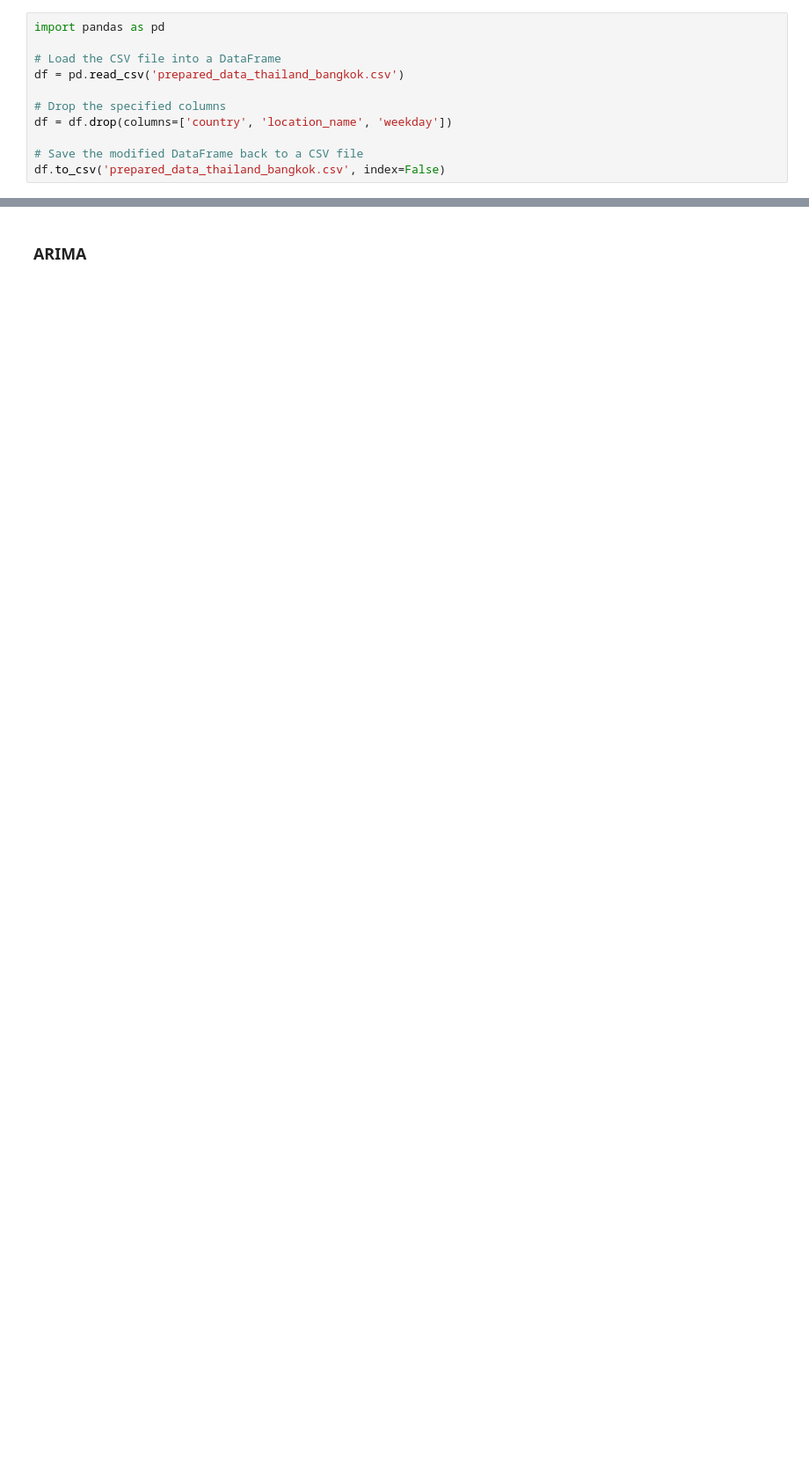
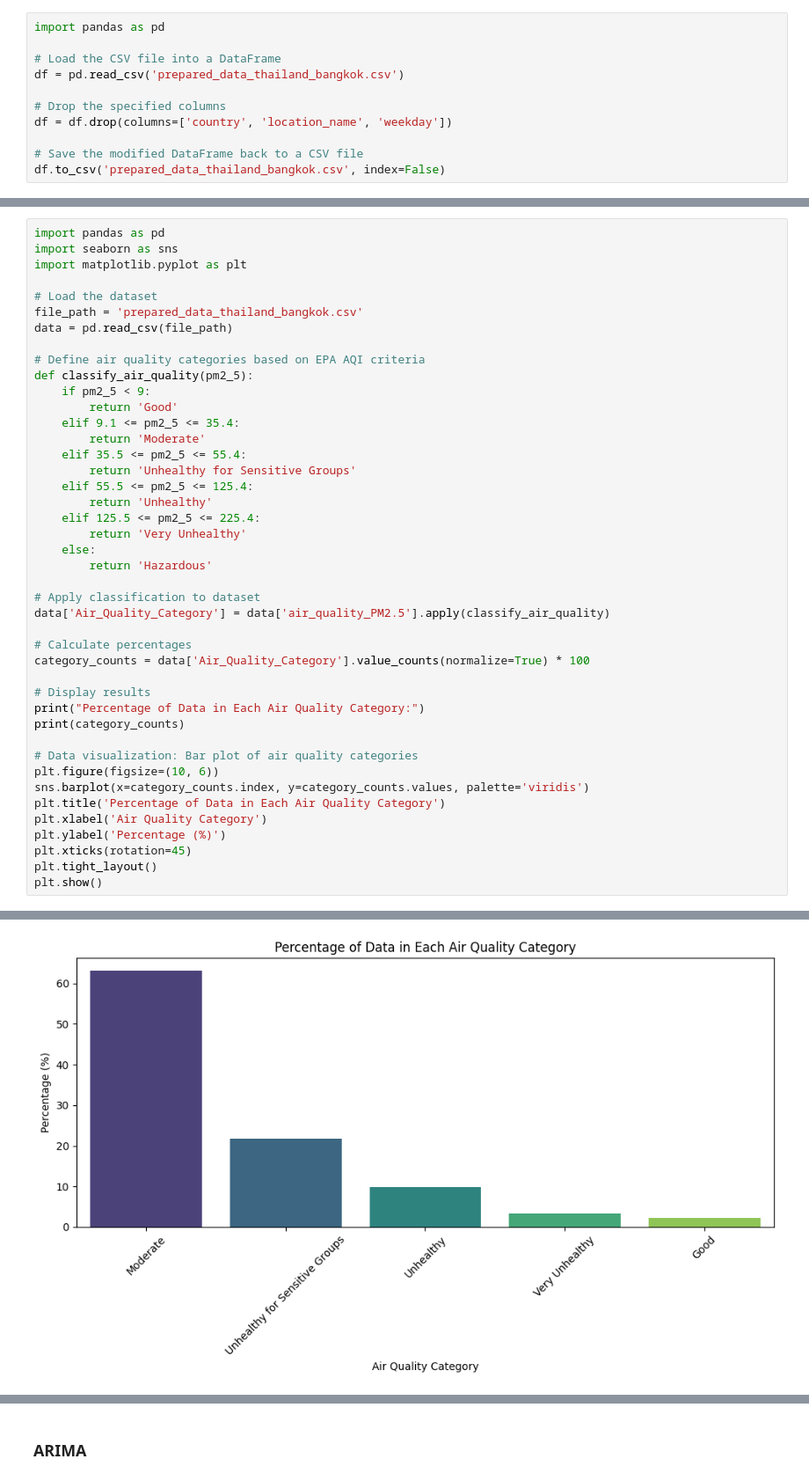
Before and after one commit to viperdev123/capstoneproject, a Jupyter notebook: kaggleapi.ipynb, the cells around one changed output, grey strips where cells are left out. Shown: that part at 88% size. Drawn from its saved outputs; the diff is of its cells as text; blank space fills up the shorter version.

```diff
--- a/kaggleapi.ipynb
+++ b/kaggleapi.ipynb
@@ -127,0 +211,44 @@ df.to_csv('prepared_data_thailand_bangkok.csv', index=False)
+# %%
+import pandas as pd
+import seaborn as sns
+import matplotlib.pyplot as plt
+
+# Load the dataset
+file_path = 'prepared_data_thailand_bangkok.csv'
+data = pd.read_csv(file_path)
+
+# Define air quality categories based on EPA AQI criteria
+def classify_air_quality(pm2_5):
+    if pm2_5 < 9:
+        return 'Good'
+    elif 9.1 <= pm2_5 <= 35.4:
+        return 'Moderate'
+    elif 35.5 <= pm2_5 <= 55.4:
+        return 'Unhealthy for Sensitive Groups'
+    elif 55.5 <= pm2_5 <= 125.4:
+        return 'Unhealthy'
+    elif 125.5 <= pm2_5 <= 225.4:
+        return 'Very Unhealthy'
+    else:
+        return 'Hazardous'
+
+# Apply classification to dataset
+data['Air_Quality_Category'] = data['air_quality_PM2.5'].apply(classify_air_quality)
+
+# Calculate percentages
+category_counts = data['Air_Quality_Category'].value_counts(normalize=True) * 100
+
+# Display results
+print("Percentage of Data in Each Air Quality Category:")
+print(category_counts)
+
+# Data visualization: Bar plot of air quality categories
+plt.figure(figsize=(10, 6))
+sns.barplot(x=category_counts.index, y=category_counts.values, palette='viridis')
+plt.title('Percentage of Data in Each Air Quality Category')
+plt.xlabel('Air Quality Category')
+plt.ylabel('Percentage (%)')
+plt.xticks(rotation=45)
+plt.tight_layout()
+plt.show()
+# %% [output]
@@ -127,0 +266 @@ df.to_csv('prepared_data_thailand_bangkok.csv', index=False)
+[figure, added]
```
Also changed, not shown: parts of 15 cells of this notebook.
